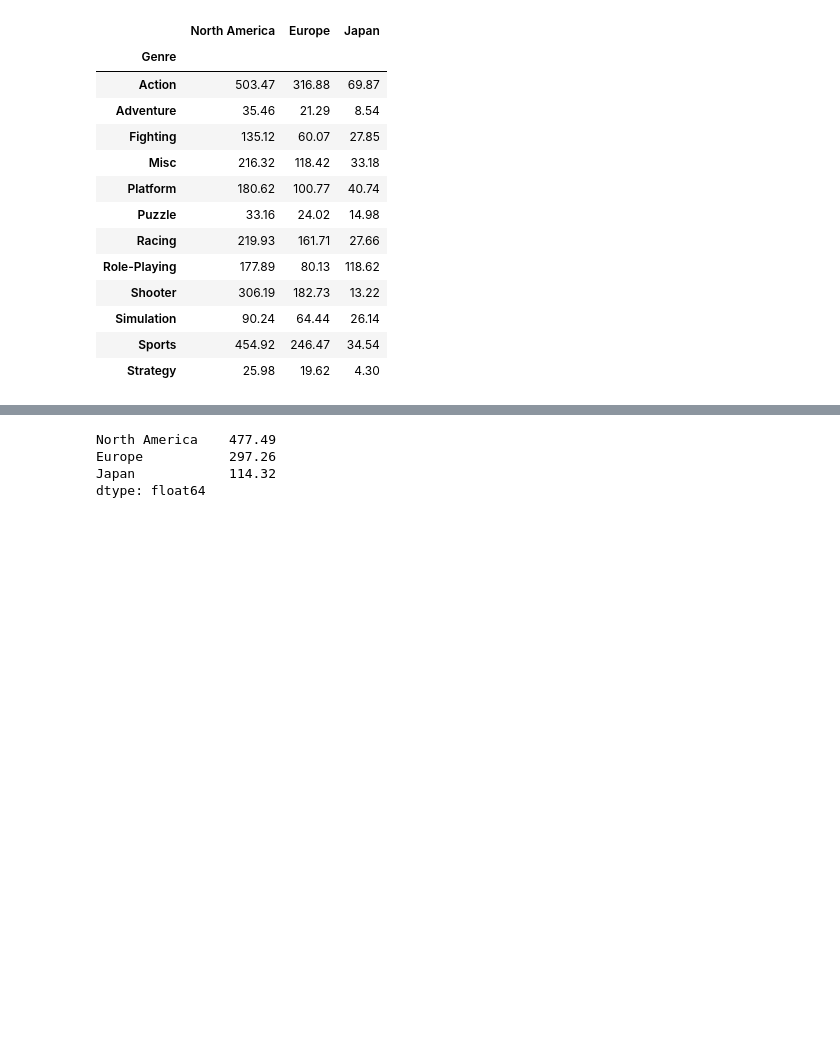
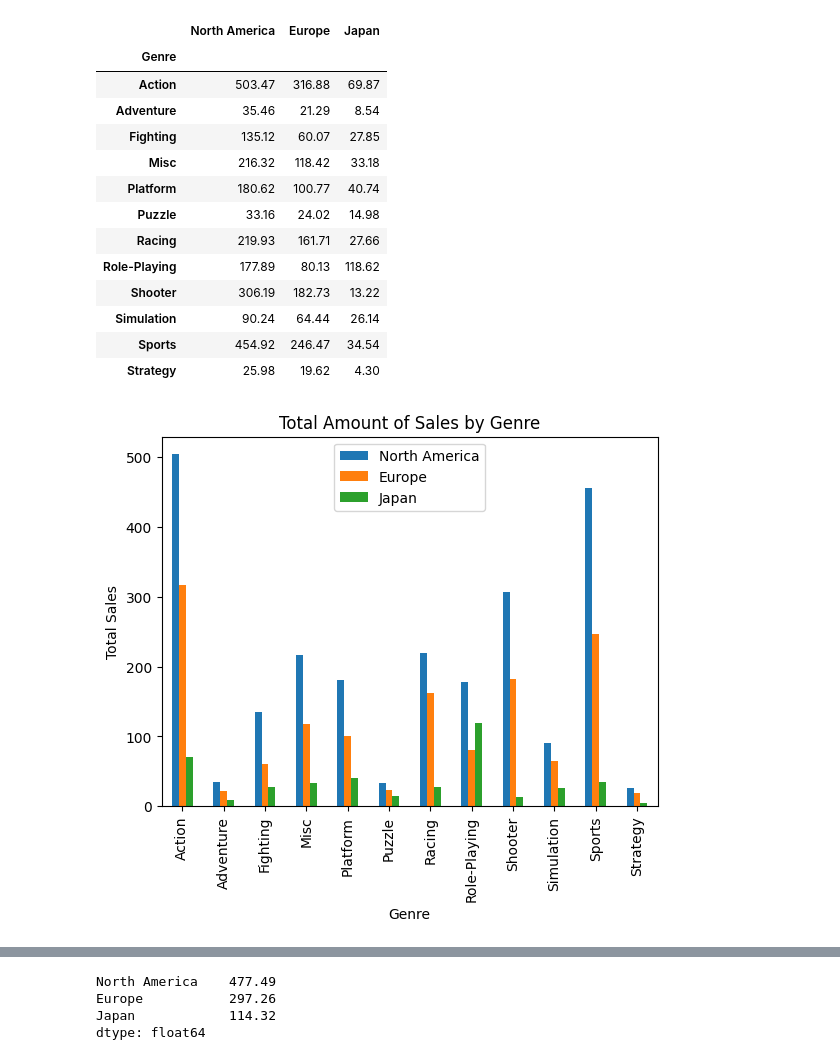
Before and after one commit to tangiambe/Data_Analytics_Project, a Jupyter notebook: genre_country_sales.ipynb, the cells around one changed output, grey strips where cells are left out. Cells and saved outputs as stored; diff of their text form; code cells hidden in the pictures; blank space fills up the shorter version.

```diff
--- a/genre_country_sales.ipynb
+++ b/genre_country_sales.ipynb
@@ -69,6 +69,13 @@ genreSales
 | Simulation | 90.24 | 64.44 | 26.14 |
 | Sports | 454.92 | 246.47 | 34.54 |
 | Strategy | 25.98 | 19.62 | 4.30 |
+# %%
+genreSales.plot(kind='bar')
+plt.title('Total Amount of Sales by Genre')
+plt.ylabel('Total Sales')
+plt.show()
+# %% [output]
+[figure, added]
 # %%
 '''
 This kernal exhibits the results of the
```
Also changed, not shown: parts of 11 cells of this notebook, 2 other files.
